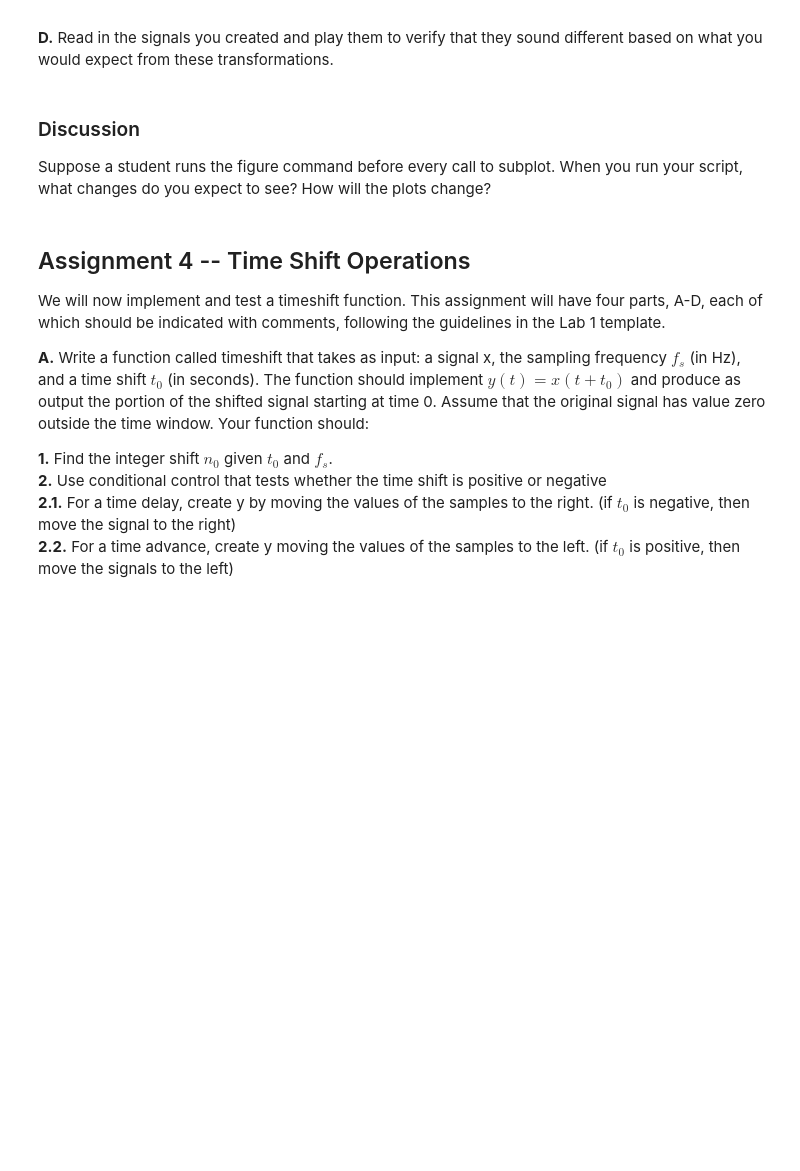
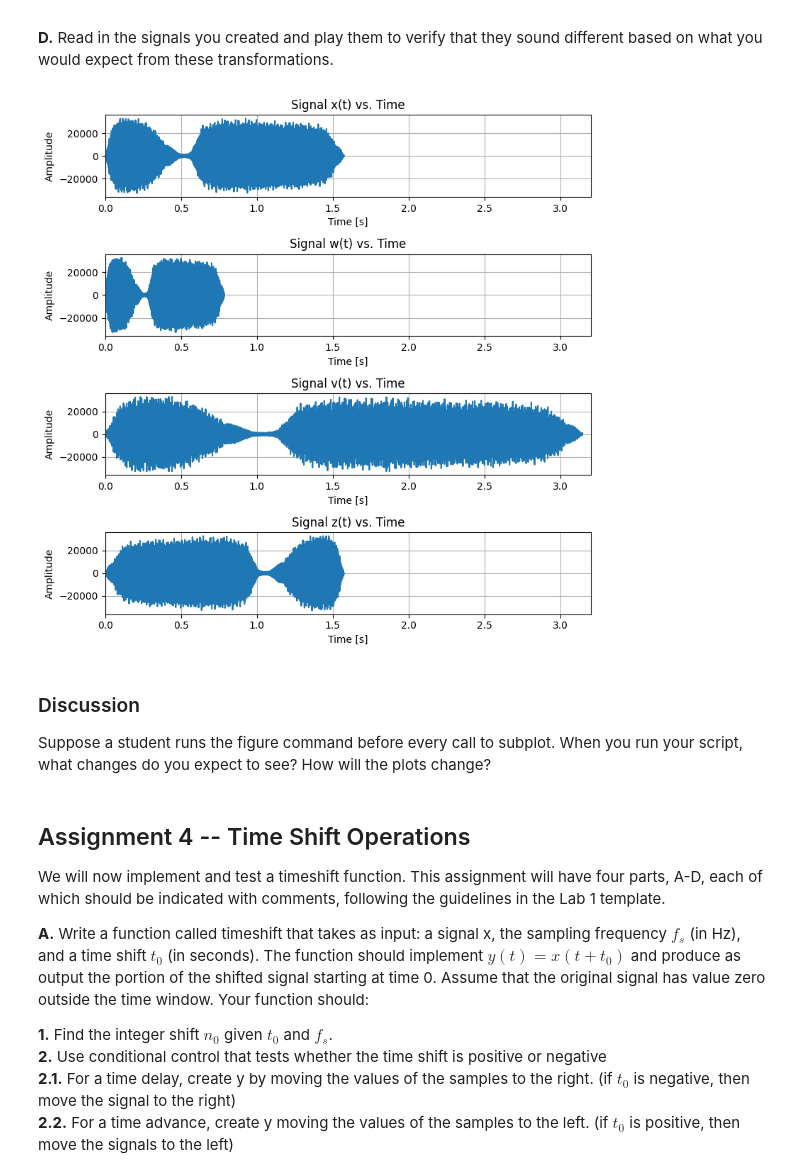
Before and after one commit to h-badams/ee-242, a Jupyter notebook: EE 242 Lab 1/EE242_Lab1b.ipynb, the cells around one changed output. Cells and saved outputs as stored; diff of their text form; code cells hidden in the pictures; blank space fills up the shorter version.

```diff
--- a/EE 242 Lab 1/EE242_Lab1b.ipynb
+++ b/EE 242 Lab 1/EE242_Lab1b.ipynb
@@ -59,26 +63,87 @@ def timescale(x, fs, a):
 # %%
 # Assignment 1.3 Time Scaling Audio Signals
 
 # Part A
 # TODO: Code that solves A
 # Read the train.wav file
+samplerate, data = wav.read('train32.wav')
 
+data = data.astype(np.float32)
+x, t_x = timescale(data, samplerate, 1)
 
 # Part B
 # TODO: Code that solves B
 # Apply the timescale function with a=0.5 and a=2 on x(t) to create w(t) and v(t)
 
+w, t_w = timescale(data, samplerate, 2)
+v, t_v = timescale(data, samplerate, 0.5)
+
 # Reverse the original signal x1(t) to get z(t)
 
+z = x[::-1]
+
 # Save all of them to slow.wav, fast.wav and reverse.wav respectively
+
+wav.write("fast.wav", samplerate, w.astype(np.int16))
+wav.write("slow.wav", samplerate, v.astype(np.int16))
+wav.write("reverse.wav", samplerate, z.astype(np.int16))
 
 # Part C
 # TODO: Code that solves C
 # Plot the figures in a proper manner
 
+length = len(v) // samplerate
+
+t = np.arange(0, length, 1/samplerate)
+
+fig = plt.figure(2, figsize=(8,8))
+
+plt.subplot(411)
+plt.plot(t_x, x)
+plt.title("Signal x(t) vs. Time")
+plt.xlabel("Time [s]")
+plt.ylabel("Amplitude")
+plt.xlim(0,3.2)
+plt.grid()
+
+plt.subplot(412)
+plt.plot(t_w, w)
+plt.title("Signal w(t) vs. Time")
+plt.xlabel("Time [s]")
+plt.ylabel("Amplitude")
+plt.xlim(0,3.2)
+plt.grid()
+
+plt.subplot(413)
+plt.plot(t_v, v)
+plt.title("Signal v(t) vs. Time")
+plt.xlabel("Time [s]")
+plt.ylabel("Amplitude")
+plt.xlim(0,3.2)
+plt.grid()
+
+
+plt.subplot(414)
+plt.plot(t_x, z)
+plt.title("Signal z(t) vs. Time")
+plt.xlabel("Time [s]")
+plt.ylabel("Amplitude")
+plt.xlim(0,3.2)
+plt.grid()
+
+fig.tight_layout()
+
+plt.show()
 # Part D
 # TODO: Code that solves D
 # Read and play the four files using IPython package as before.
+
+display(Audio(x, rate=samplerate))
+display(Audio(v, rate=samplerate))
+display(Audio(w, rate=samplerate))
+display(Audio(z, rate=samplerate))
+# %% [output]
+[figure, added]
 # %% [markdown]
 ###  Discussion
 
```
Also changed, not shown: parts of 2 cells of this notebook, 6 other files.
